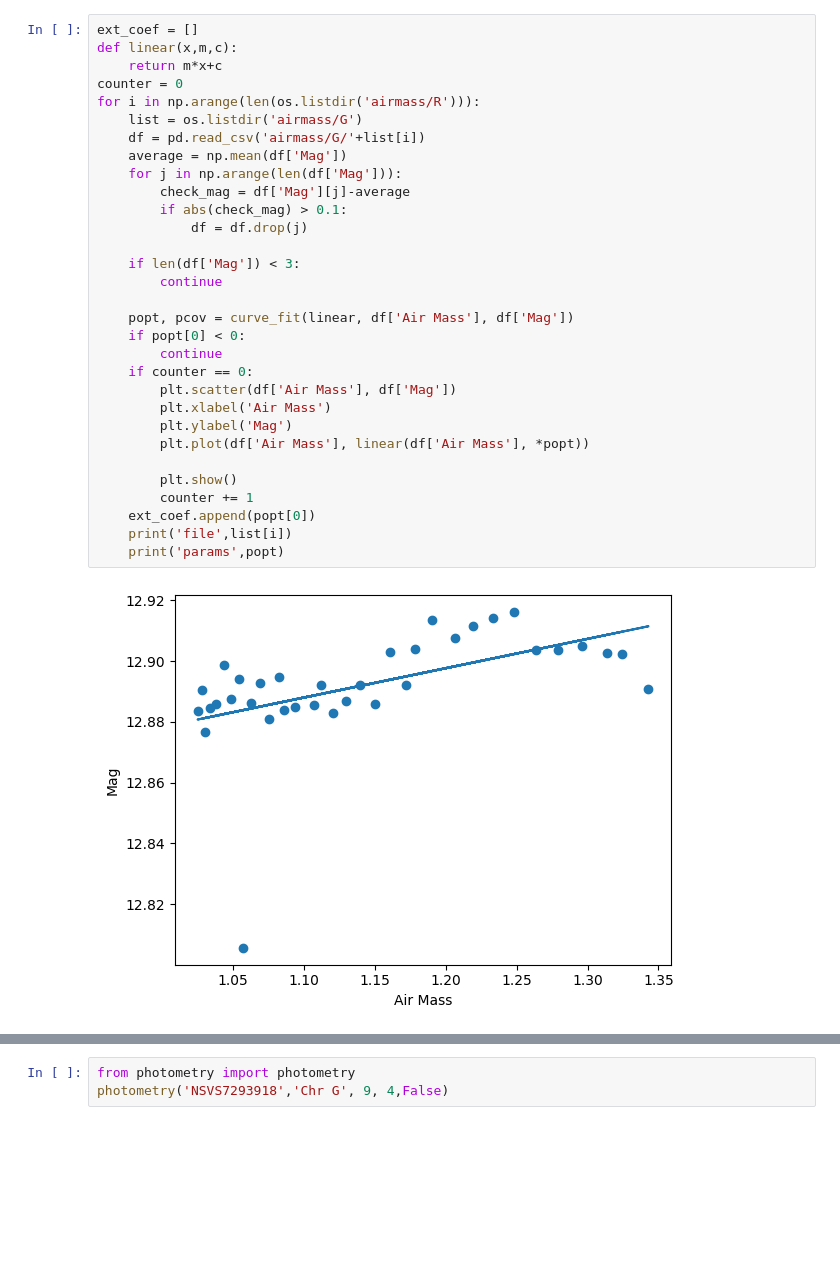
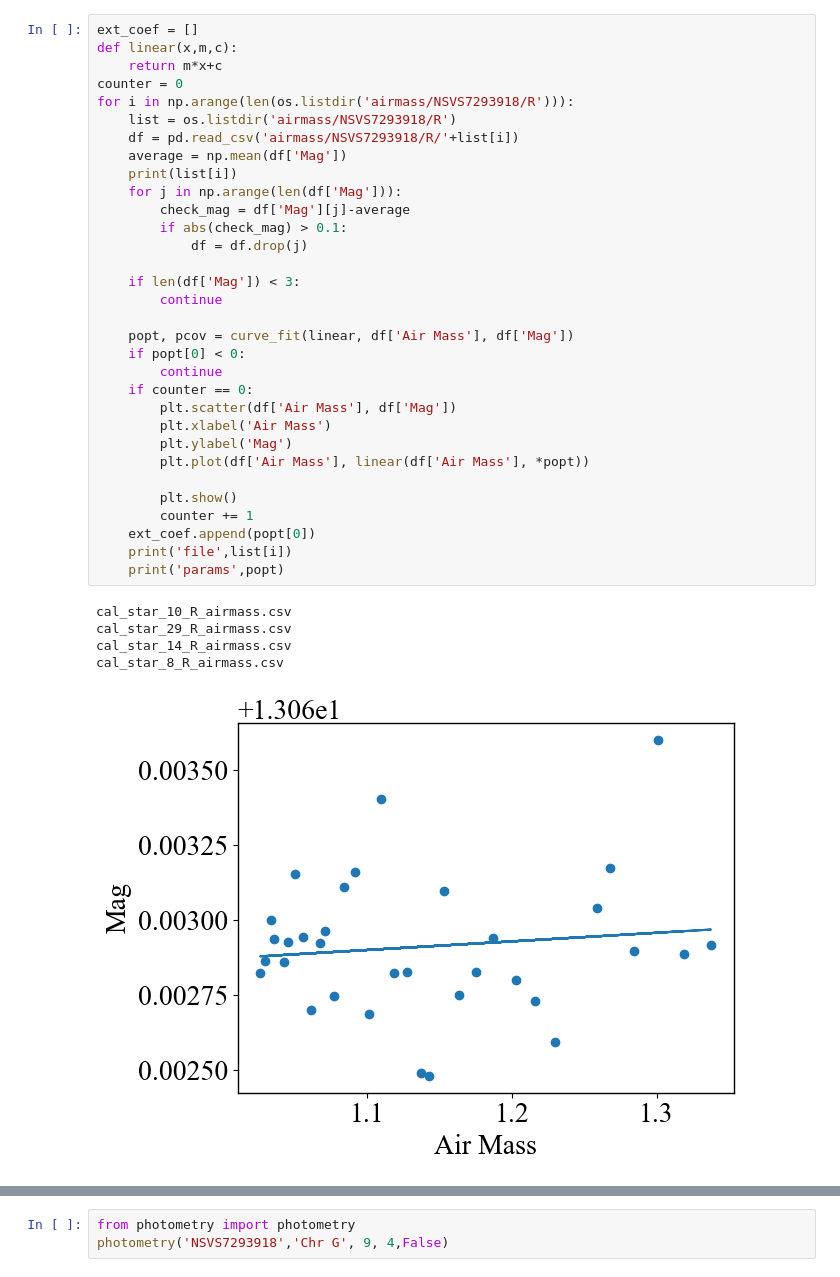
Before and after one commit to lewismcnish/Astronomy, a Jupyter notebook: Year_3/air_mass_plots.ipynb, the cells around one changed output, grey strips where cells are left out. Cells and saved outputs as stored; diff of their text form; blank space fills up the shorter version.

```diff
--- a/Year_3/air_mass_plots.ipynb
+++ b/Year_3/air_mass_plots.ipynb
@@ -8,33 +35,38 @@ plt.style.use('report.mplstyle')
 # %%
 ext_coef = []
 def linear(x,m,c):
     return m*x+c
 counter = 0
-for i in np.arange(len(os.listdir('airmass/R'))):
-    list = os.listdir('airmass/G')
-    df = pd.read_csv('airmass/G/'+list[i])
+for i in np.arange(len(os.listdir('airmass/NSVS7293918/R'))):
+    list = os.listdir('airmass/NSVS7293918/R')
+    df = pd.read_csv('airmass/NSVS7293918/R/'+list[i])
     average = np.mean(df['Mag'])
+    print(list[i])
     for j in np.arange(len(df['Mag'])):
         check_mag = df['Mag'][j]-average
         if abs(check_mag) > 0.1:
             df = df.drop(j)
 
     if len(df['Mag']) < 3:
         continue
 
     popt, pcov = curve_fit(linear, df['Air Mass'], df['Mag'])
     if popt[0] < 0:
         continue
     if counter == 0:
         plt.scatter(df['Air Mass'], df['Mag'])
         plt.xlabel('Air Mass')
         plt.ylabel('Mag')
         plt.plot(df['Air Mass'], linear(df['Air Mass'], *popt))
 
         plt.show()
         counter += 1
     ext_coef.append(popt[0])
     print('file',list[i])
     print('params',popt)
 # %% [output]
+cal_star_10_R_airmass.csv
+cal_star_29_R_airmass.csv
+cal_star_14_R_airmass.csv
+cal_star_8_R_airmass.csv
-[figure, old version]
+[figure, new version]
```
Also changed, not shown: parts of 7 cells of this notebook, 2 other files.
